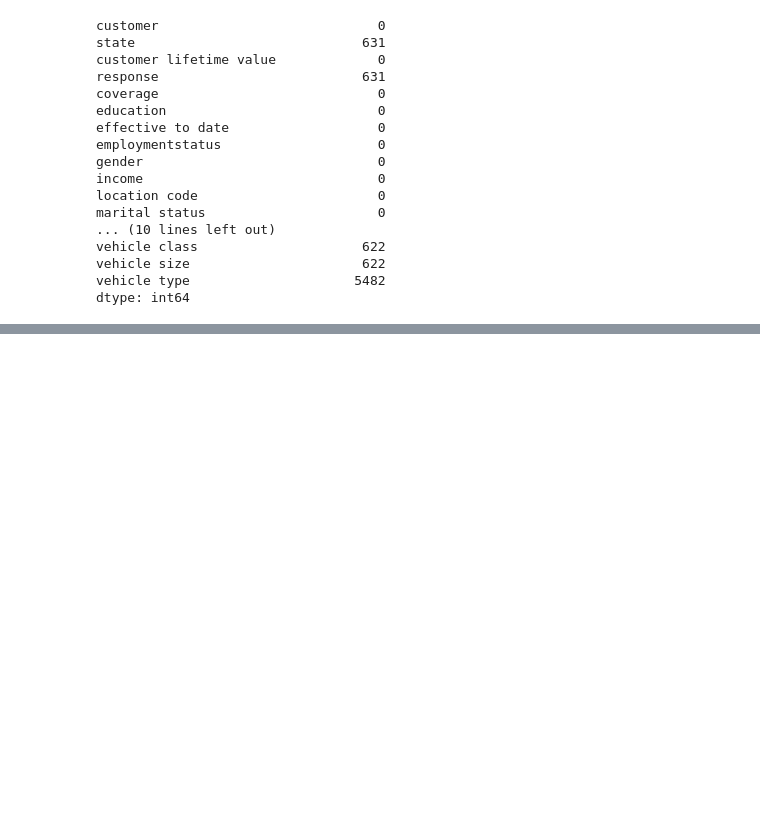
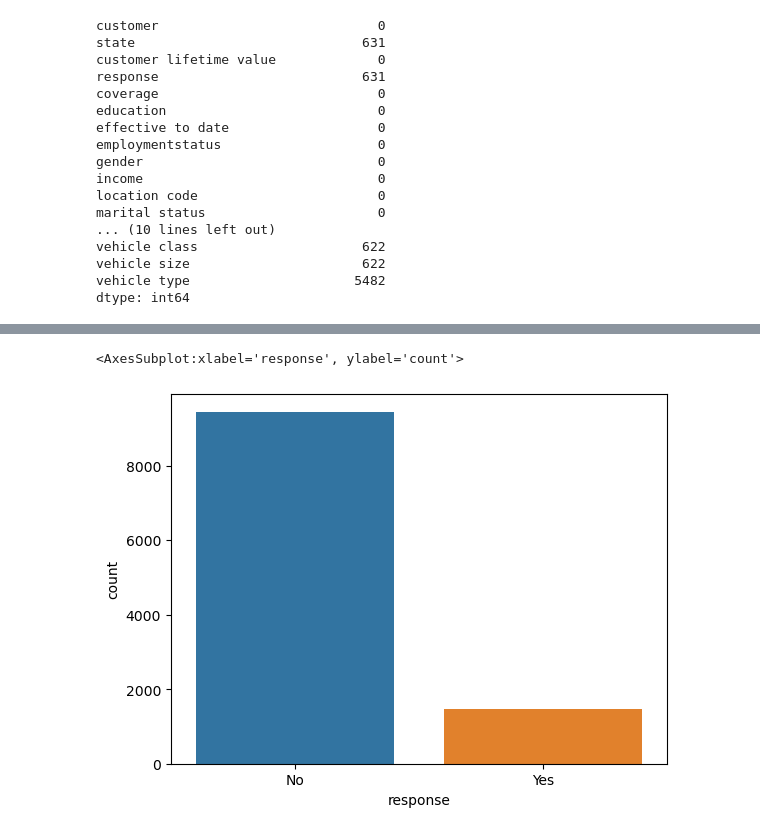
Before and after one commit to GorkaOu/lab-customer-analysis-round-2, a Jupyter notebook: files_for_lab/csv_files/Lab1 Round2.ipynb, the cells around one changed output, grey strips where cells are left out. Cells and saved outputs as stored; diff of their text form; code cells hidden in the pictures; blank space fills up the shorter version.

```diff
--- a/files_for_lab/csv_files/Lab1 Round2.ipynb
+++ b/files_for_lab/csv_files/Lab1 Round2.ipynb
@@ -127,0 +237,4 @@ dtype: int64
+# %%
+# I decided to put in Four-Door Car bc is the most typical
+file1["vehicle class"] = file1["vehicle class"].fillna("Four-Door Car")
+file1["vehicle class"].value_counts(dropna=False)
@@ -127,0 +257,4 @@ dtype: int64
+# %%
+# I decided to put in Medsize bc is the most typical
+file1["vehicle size"] = file1["vehicle size"].fillna("Medsize")
+file1["vehicle size"].value_counts(dropna=False)
@@ -127,0 +273,4 @@ dtype: int64
+# %%
+# I decided to put in Medsize bc is the most typical
+file1["response"] = file1["response"].fillna("No")
+file1["response"].value_counts(dropna=False)
@@ -127,0 +321,6 @@ dtype: int64
+# %%
+file1['effective to date'] = pd.to_datetime(file1['effective to date'])
+file1['month'] = file1['effective to date'].dt.month
+q1_data = file1[(file1['month'] >= 1) & (file1['month'] <= 3)]
+display(q1_data)
+display(file1)
@@ -127,0 +393,9 @@ dtype: int64
+# %%
+# Show a plot of the total number of responses.
+import matplotlib.pyplot as plt
+import seaborn as sns
+%matplotlib inline
+sns.countplot(x=file1["response"])
+# %% [output]
+<AxesSubplot:xlabel='response', ylabel='count'>
+[figure, added]
```
Also changed, not shown: parts of 27 cells of this notebook.
